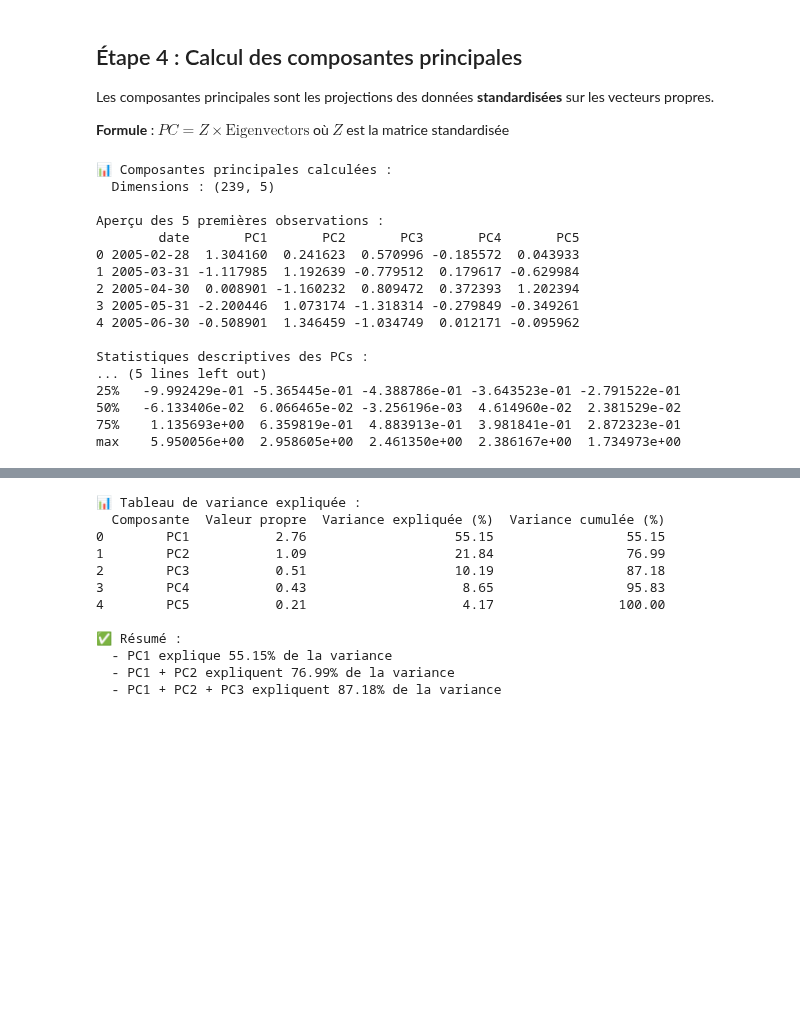
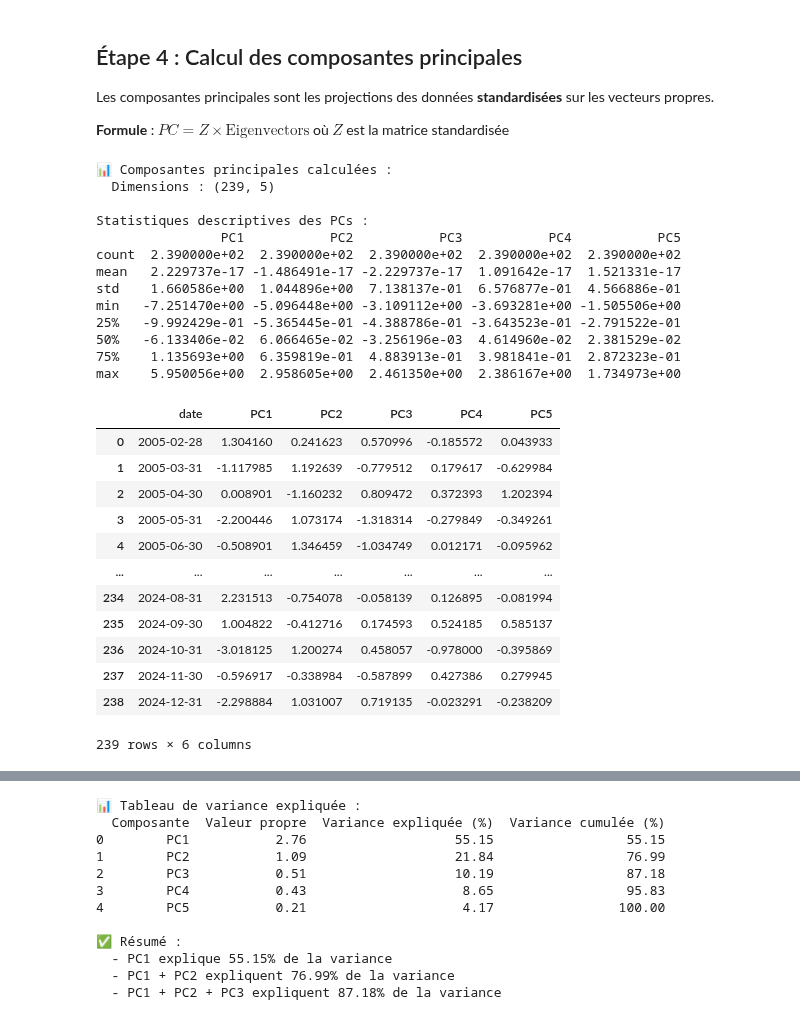
Before and after one commit to Lilas-Bertot/ETUDE-DE-CAS-2, a Jupyter notebook: Étude de cas 2.ipynb, the cells around one changed output, grey strips where cells are left out. Cells and saved outputs as stored; diff of their text form; code cells hidden in the pictures; blank space fills up the shorter version.

```diff
--- a/Étude de cas 2.ipynb
+++ b/Étude de cas 2.ipynb
@@ -312,18 +312,29 @@ La matrice de corrélation capture les relations linéaires entre les devises, i
 
 **Formule** : $R = \frac{1}{n-1} Z^T Z$ où $Z$ est la matrice standardisée
 # %%
-# Calculer la matrice de corrélation (covariance des données standardisées)
+# Calculer la matrice de covariance des données standardisées
 n = returns_standardized.shape[0]
-corr_matrix = (returns_standardized.T @ returns_standardized) / (n - 1)
+cov_matrix_standardized = (returns_standardized.T @ returns_standardized) / (n - 1)
 
-print("📊 Matrice de corrélation :")
+print("📊 Matrice de covariance des données standardisées :")
+print("(Note : cette matrice est équivalente à la matrice de corrélation)")
 print(pd.DataFrame(
-    corr_matrix,
+    cov_matrix_standardized,
     index=['Australia', 'Canada', 'Japan', 'Switzerland', 'UK'],
     columns=['Australia', 'Canada', 'Japan', 'Switzerland', 'UK']
 ).round(4))
 
-# Vérification : la diagonale doit être ~1.0 (variance des données standardisées)
-print(f"\n✅ Vérification : Diagonale de la matrice (doit être ≈ 1.0) :")
-print(f"  {np.diag(corr_matrix)}")
+# Calculer aussi la matrice de covariance des données originales (non standardisées)
+cov_matrix_original = (returns_matrix.T @ (returns_matrix - returns_mean)) / (n - 1)
+
+print("\n📊 Matrice de covariance des données originales (non standardisées) :")
+print(pd.DataFrame(
+    cov_matrix_original,
+    index=['Australia', 'Canada', 'Japan', 'Switzerland', 'UK'],
+    columns=['Australia', 'Canada', 'Japan', 'Switzerland', 'UK']
+).round(6))
+
+# Vérification : la diagonale doit être ~1.0 pour les données standardisées
+print(f"\n✅ Vérification : Diagonale de la matrice standardisée (doit être ≈ 1.0) :")
+print(f"  {np.diag(cov_matrix_standardized)}")
 # %% [output]
@@ -346,7 +397,7 @@ Les vecteurs propres indiquent la direction (combinaison linéaire des devises)
 **Fonction autorisée** : `np.linalg.eig()` pour calculer eigenvalues et eigenvectors
 # %%
 # Calculer les valeurs propres et vecteurs propres de la matrice de corrélation
-eigenvalues, eigenvectors = np.linalg.eig(corr_matrix)
+eigenvalues, eigenvectors = np.linalg.eig(cov_matrix_standardized)
 
 # Trier par ordre décroissant des valeurs propres
 idx = eigenvalues.argsort()[::-1]
@@ -361,7 +412,7 @@ print("\n📊 Vecteurs propres (loadings - poids de chaque devise dans les PCs)
 loadings_df = pd.DataFrame(
     eigenvectors,
     index=['Australia', 'Canada', 'Japan', 'Switzerland', 'UK'],
-    columns=[f'PC{i}' for i in range(1, 6)]
+    columns=[f'PC{i}' for i in range(1, len(eigenvalues) + 1)]
 )
 print(loadings_df.round(4))
 # %% [output]
@@ -388,39 +486,48 @@ Les composantes principales sont les projections des données **standardisées**
 # %%
 # Calculer les composantes principales
 principal_components = returns_standardized @ eigenvectors
 
 # Créer un DataFrame avec les PCs
 pc_df = pd.DataFrame(
     principal_components,
-    columns=[f'PC{i}' for i in range(1, 6)]
+    columns=[f'PC{i}' for i in range(1, len(currencies_list) + 1)]
 )
 pc_df.insert(0, 'date', returns['date'].values)
 
 print(f"📊 Composantes principales calculées :")
 print(f"  Dimensions : {principal_components.shape}")
-print(f"\nAperçu des 5 premières observations :")
-print(pc_df.head())
 
 print(f"\nStatistiques descriptives des PCs :")
-print(pc_df[[f'PC{i}' for i in range(1, 6)]].describe())
+print(pc_df[[f'PC{i}' for i in range(1, len(currencies_list) + 1)]].describe())
+
+pc_df
 # %% [output]
 📊 Composantes principales calculées :
   Dimensions : (239, 5)
 
-Aperçu des 5 premières observations :
-        date       PC1       PC2       PC3       PC4       PC5
-0 2005-02-28  1.304160  0.241623  0.570996 -0.185572  0.043933
-1 2005-03-31 -1.117985  1.192639 -0.779512  0.179617 -0.629984
-2 2005-04-30  0.008901 -1.160232  0.809472  0.372393  1.202394
-3 2005-05-31 -2.200446  1.073174 -1.318314 -0.279849 -0.349261
-4 2005-06-30 -0.508901  1.346459 -1.034749  0.012171 -0.095962
-
 Statistiques descriptives des PCs :
-... (5 lines left out)
+                PC1           PC2           PC3           PC4           PC5
+count  2.390000e+02  2.390000e+02  2.390000e+02  2.390000e+02  2.390000e+02
+mean   2.229737e-17 -1.486491e-17 -2.229737e-17  1.091642e-17  1.521331e-17
+std    1.660586e+00  1.044896e+00  7.138137e-01  6.576877e-01  4.566886e-01
+min   -7.251470e+00 -5.096448e+00 -3.109112e+00 -3.693281e+00 -1.505506e+00
 25%   -9.992429e-01 -5.365445e-01 -4.388786e-01 -3.643523e-01 -2.791522e-01
 50%   -6.133406e-02  6.066465e-02 -3.256196e-03  4.614960e-02  2.381529e-02
 75%    1.135693e+00  6.359819e-01  4.883913e-01  3.981841e-01  2.872323e-01
 max    5.950056e+00  2.958605e+00  2.461350e+00  2.386167e+00  1.734973e+00
+|  | date | PC1 | PC2 | PC3 | PC4 | PC5 |
+| 0 | 2005-02-28 | 1.304160 | 0.241623 | 0.570996 | -0.185572 | 0.043933 |
+| 1 | 2005-03-31 | -1.117985 | 1.192639 | -0.779512 | 0.179617 | -0.629984 |
+| 2 | 2005-04-30 | 0.008901 | -1.160232 | 0.809472 | 0.372393 | 1.202394 |
+| 3 | 2005-05-31 | -2.200446 | 1.073174 | -1.318314 | -0.279849 | -0.349261 |
+| 4 | 2005-06-30 | -0.508901 | 1.346459 | -1.034749 | 0.012171 | -0.095962 |
+| ... | ... | ... | ... | ... | ... | ... |
+| 234 | 2024-08-31 | 2.231513 | -0.754078 | -0.058139 | 0.126895 | -0.081994 |
+| 235 | 2024-09-30 | 1.004822 | -0.412716 | 0.174593 | 0.524185 | 0.585137 |
+| 236 | 2024-10-31 | -3.018125 | 1.200274 | 0.458057 | -0.978000 | -0.395869 |
+| 237 | 2024-11-30 | -0.596917 | -0.338984 | -0.587899 | 0.427386 | 0.279945 |
+| 238 | 2024-12-31 | -2.298884 | 1.031007 | 0.719135 | -0.023291 | -0.238209 |
+239 rows × 6 columns
 # %% [markdown]
 ## Étape 5 : Analyse de la variance expliquée
 
```
Also changed, not shown: parts of 14 cells of this notebook.
